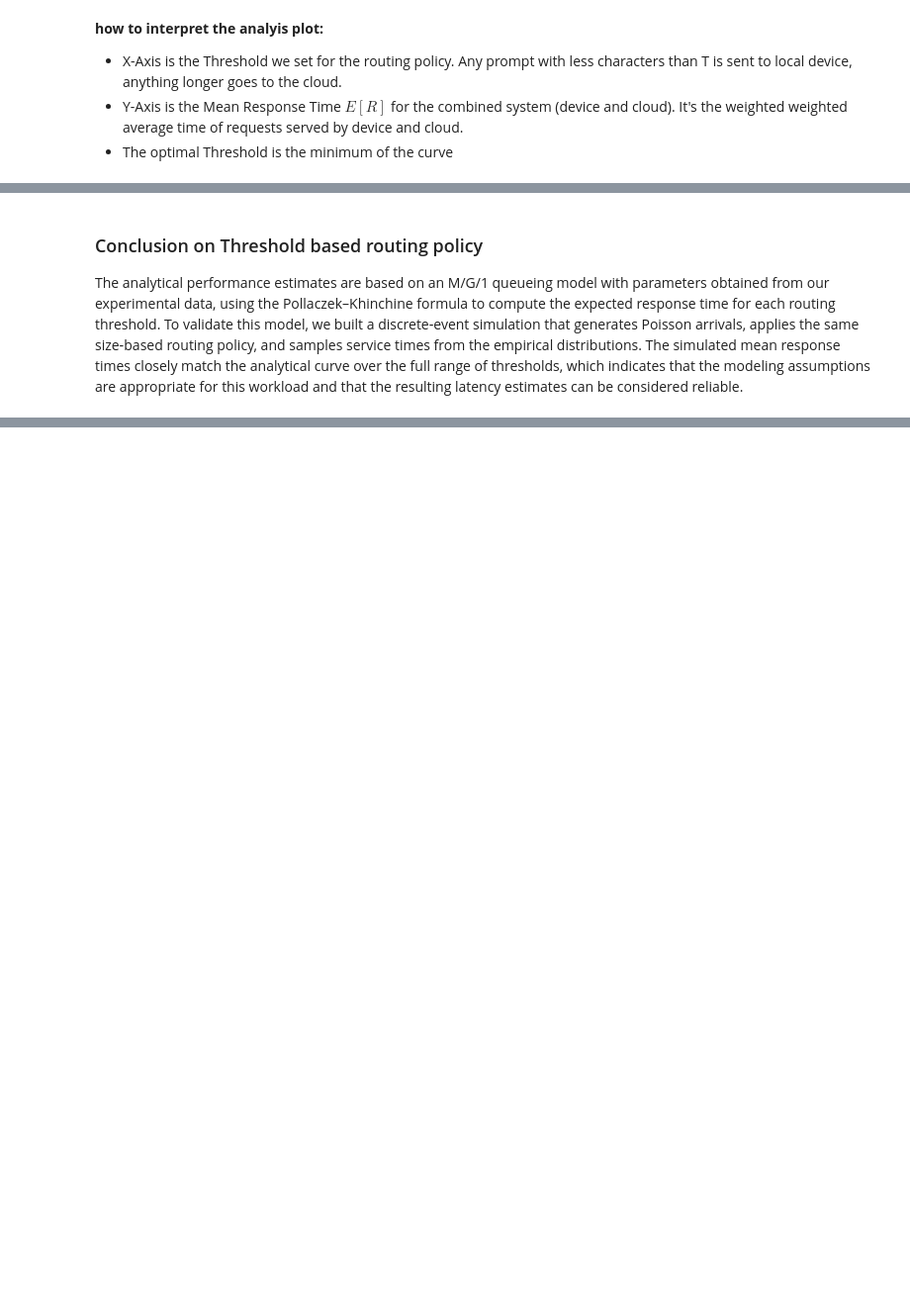
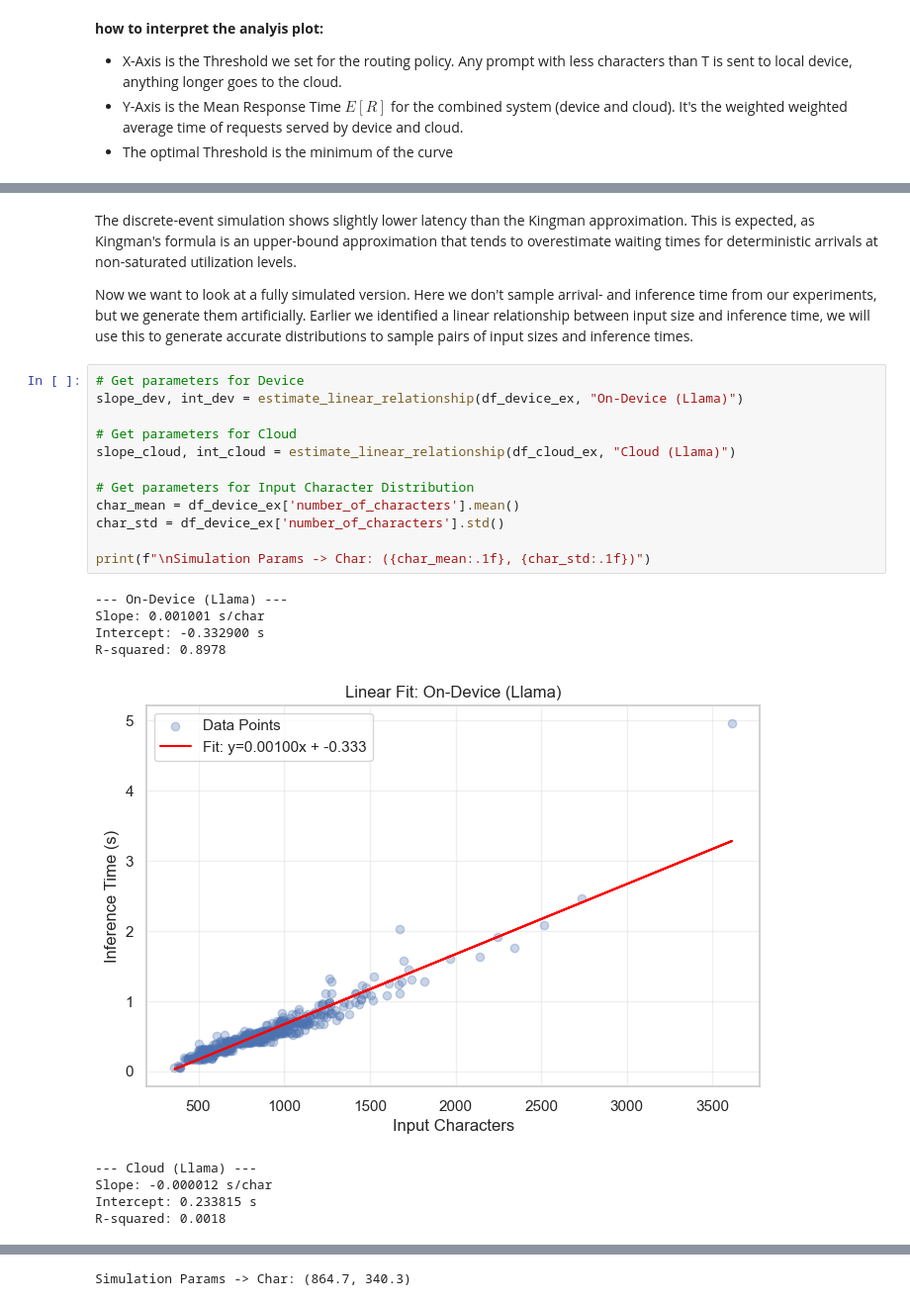
Before and after one commit to fabianHueni/UNIBE_MSGAI_HS25_Project, a Jupyter notebook: analyse/analyse_latency_data.ipynb, the cells around one changed output, grey strips where cells are left out. Shown at 99% size. Cells and saved outputs as stored; diff of their text form; blank space fills up the shorter version.

```diff
--- a/analyse/analyse_latency_data.ipynb
+++ b/analyse/analyse_latency_data.ipynb
@@ -493,3 +504,27 @@ Simulation Lambda: 0.0171 req/s | Simulating 20000 jobs per threshold...
 # %% [markdown]
-### Conclusion on Threshold based routing policy
-The analytical performance estimates are based on an M/G/1 queueing model with parameters obtained from our experimental data, using the Pollaczek–Khinchine formula to compute the expected response time for each routing threshold. To validate this model, we built a discrete‑event simulation that generates Poisson arrivals, applies the same size‑based routing policy, and samples service times from the empirical distributions. The simulated mean response times closely match the analytical curve over the full range of thresholds, which indicates that the modeling assumptions are appropriate for this workload and that the resulting latency estimates can be considered reliable.
+The discrete-event simulation shows slightly lower latency than the Kingman approximation. This is expected, as Kingman's formula is an upper-bound approximation that tends to overestimate waiting times for deterministic arrivals at non-saturated utilization levels.
+
+
+Now we want to look at a fully simulated version. Here we don't sample arrival- and inference time from our experiments, but we generate them artificially. Earlier we identified a linear relationship between input size and inference time, we will use this to generate accurate distributions to sample pairs of input sizes and inference times.
+# %%
+# Get parameters for Device
+slope_dev, int_dev = estimate_linear_relationship(df_device_ex, "On-Device (Llama)")
+
+# Get parameters for Cloud
+slope_cloud, int_cloud = estimate_linear_relationship(df_cloud_ex, "Cloud (Llama)")
+
+# Get parameters for Input Character Distribution
+char_mean = df_device_ex['number_of_characters'].mean()
+char_std = df_device_ex['number_of_characters'].std()
+
+print(f"\nSimulation Params -> Char: ({char_mean:.1f}, {char_std:.1f})")
+# %% [output]
+--- On-Device (Llama) ---
+Slope: 0.001001 s/char
+Intercept: -0.332900 s
+R-squared: 0.8978
+[figure, added]
+--- Cloud (Llama) ---
+Slope: -0.000012 s/char
+Intercept: 0.233815 s
+R-squared: 0.0018
@@ -495,0 +532 @@ The analytical performance estimates are based on an M/G/1 queueing model with p
+Simulation Params -> Char: (864.7, 340.3)
```
Also changed, not shown: parts of 14 cells of this notebook, 1 other file.
